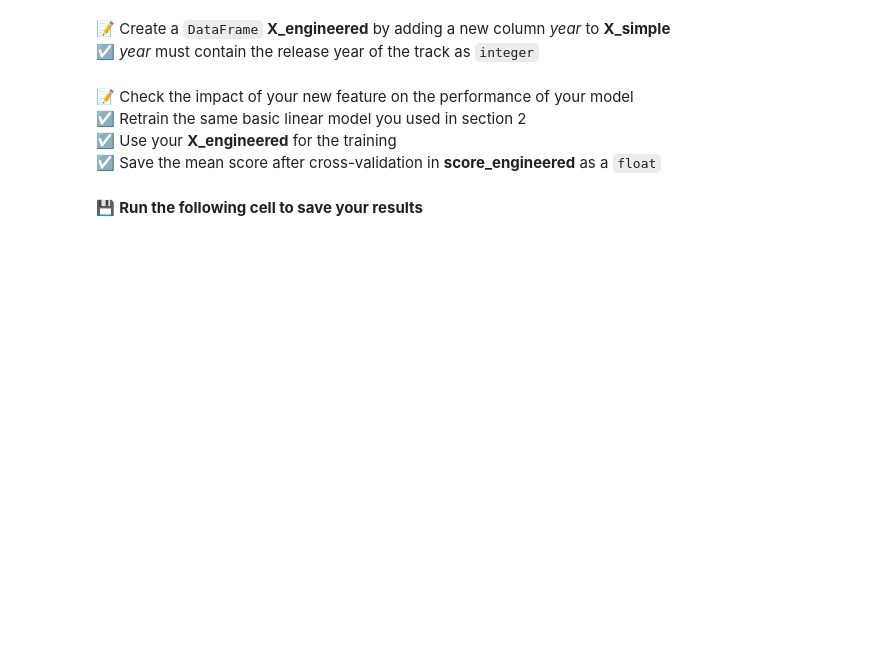
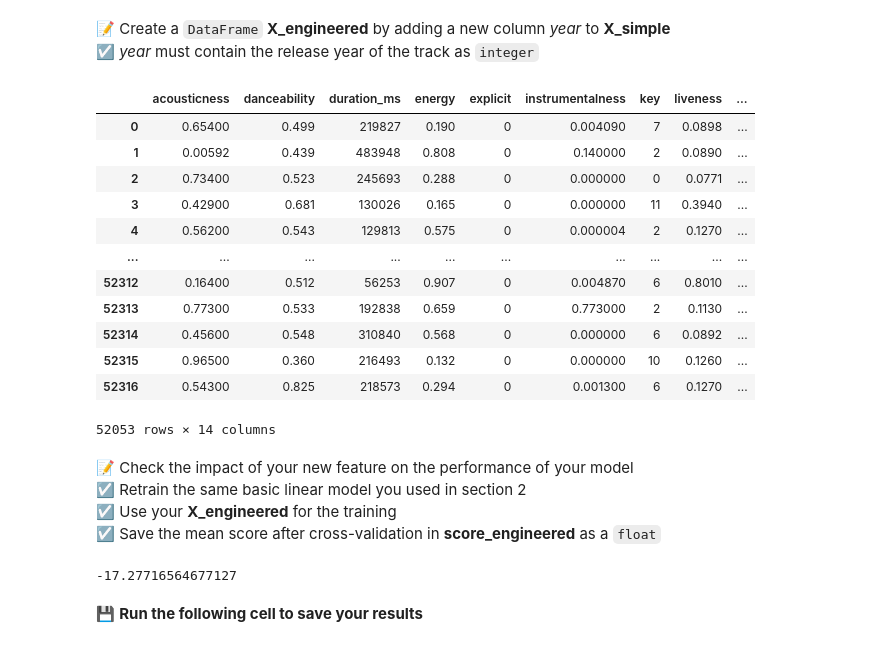
Before and after one commit to LDemange/LDemange-data-spotify-popularity-challenge-2022-07-13, a Jupyter notebook: spotify_popularity.ipynb, the cells around one changed output. Drawn from its saved outputs; the diff is of its cells as text; code cells hidden in the pictures; blank space fills up the shorter version.

```diff
--- a/spotify_popularity.ipynb
+++ b/spotify_popularity.ipynb
@@ -79,2 +79,4 @@ To achieve this, you are given a dataset containing a list of songs with the fol
+# %%
+df = pd.read_csv('/home/demange/code/lewagon-assess/LDemange-data-spotify-popularity-challenge-2022-07-13/data/spotify_popularity_train.csv')
 # %% [markdown]
 📝 Clean the data, make sure that no duplicates nor missing values remain in **df**
@@ -82,0 +83,3 @@ To achieve this, you are given a dataset containing a list of songs with the fol
+# %%
+df = df.drop_duplicates()
+df = df.dropna()
@@ -113,3 +132,6 @@ result.write()
+# %%
+X_simple = df.select_dtypes(include=['float64','int64']).drop(columns='popularity')
+y=df['popularity']
 # %% [markdown]
 📝 Compute your baseline and store it in **baseline_score**, as a `float`
 ☑️ Do so by simulating a constant prediction equivalent to the mean value of your target
@@ -174,3 +223,22 @@ Let's try to improve performance using the feature *release_date*
+# %%
+X_engineered = X_simple.copy()
+X_engineered['year'] = pd.to_datetime(df['release_date']).dt.year
+# %%
+X_engineered
+# %% [output]
+|  | acousticness | danceability | duration_ms | energy | explicit | instrumentalness | key | liveness | ... |
+| 0 | 0.65400 | 0.499 | 219827 | 0.190 | 0 | 0.004090 | 7 | 0.0898 | ... |
+| 1 | 0.00592 | 0.439 | 483948 | 0.808 | 0 | 0.140000 | 2 | 0.0890 | ... |
+| 2 | 0.73400 | 0.523 | 245693 | 0.288 | 0 | 0.000000 | 0 | 0.0771 | ... |
+| 3 | 0.42900 | 0.681 | 130026 | 0.165 | 0 | 0.000000 | 11 | 0.3940 | ... |
+| 4 | 0.56200 | 0.543 | 129813 | 0.575 | 0 | 0.000004 | 2 | 0.1270 | ... |
+| ... | ... | ... | ... | ... | ... | ... | ... | ... | ... |
+| 52312 | 0.16400 | 0.512 | 56253 | 0.907 | 0 | 0.004870 | 6 | 0.8010 | ... |
+| 52313 | 0.77300 | 0.533 | 192838 | 0.659 | 0 | 0.773000 | 2 | 0.1130 | ... |
+| 52314 | 0.45600 | 0.548 | 310840 | 0.568 | 0 | 0.000000 | 6 | 0.0892 | ... |
+| 52315 | 0.96500 | 0.360 | 216493 | 0.132 | 0 | 0.000000 | 10 | 0.1260 | ... |
+| 52316 | 0.54300 | 0.825 | 218573 | 0.294 | 0 | 0.001300 | 6 | 0.1270 | ... |
+52053 rows × 14 columns
 # %% [markdown]
 📝 Check the impact of your new feature on the performance of your model
 ☑️ Retrain the same basic linear model you used in section 2
@@ -181,3 +250,7 @@ Let's try to improve performance using the feature *release_date*
+# %%
+score_engineered
+# %% [output]
+-17.27716564677127
 # %% [markdown]
 💾 **Run the following cell to save your results**
 # %%
```
Also changed, not shown: parts of 55 cells of this notebook, 5 other files.
